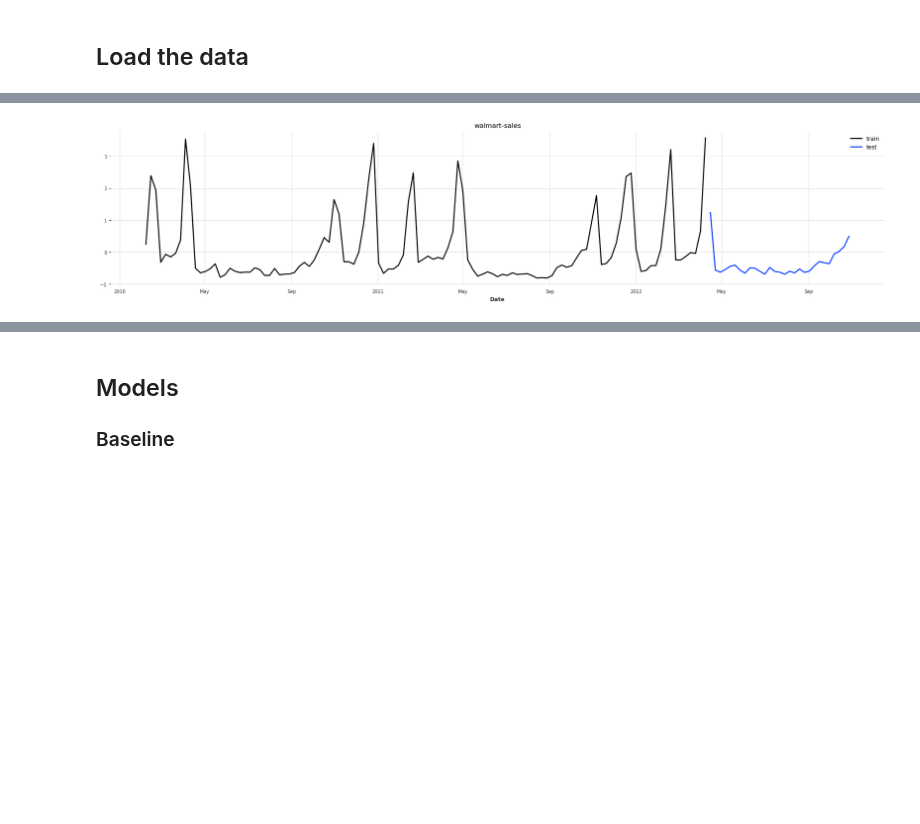
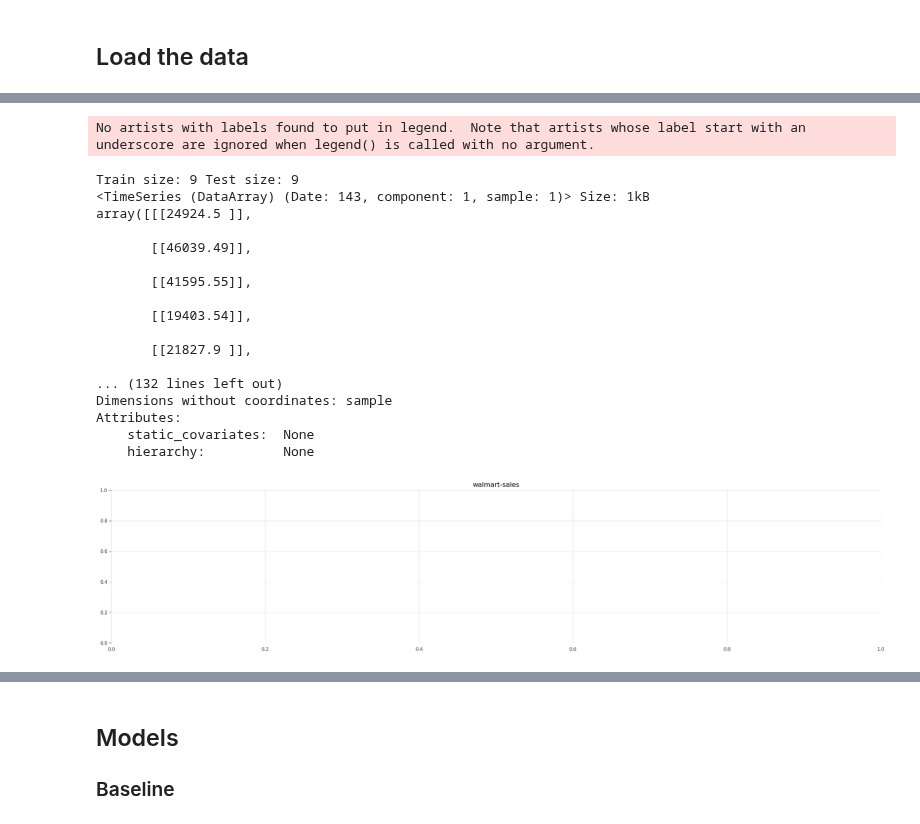
Before and after one commit to kosmydel/stock-timeseries-prediction, a Jupyter notebook: walmart-sales.ipynb, the cells around one changed output, grey strips where cells are left out. Saved outputs shown, nothing was run; the diff lists cells and outputs as text; code cells hidden in the pictures; blank space fills up the shorter version.

Commit message:
draft: multiple stores and departaments

```diff
--- a/walmart-sales.ipynb
+++ b/walmart-sales.ipynb
@@ -54,23 +58,56 @@ df.head()
 # %%
-df_target = df["Weekly_Sales"]
-df_features = df.drop("Weekly_Sales", axis=1)
+def get_timeseries_from_dataframe(df_):
+    df_target = df_["Weekly_Sales"]
+    df_past = df_[
+        ["Temperature", "Fuel_Price", "CPI", "Unemployment"]
+    ]
 
-df_future = df_features.pop("IsHoliday")
-df_past = df_features
+    df_future = df_["IsHoliday"]
 
-target = TimeSeries.from_series(df_target, freq="W", fill_missing_dates=True)
-past_covariates = TimeSeries.from_dataframe(df_past, freq="W", fill_missing_dates=True)
-future_covariates = TimeSeries.from_series(df_future, freq="W", fill_missing_dates=True)
+    target = TimeSeries.from_series(df_target, freq="W", fill_missing_dates=True)
+    past_covariates = TimeSeries.from_dataframe(df_past, freq="W", fill_missing_dates=True)
+    future_covariates = TimeSeries.from_series(df_future, freq="W", fill_missing_dates=True)
+
+    return target, past_covariates, future_covariates
+
+target, past_covariates, future_covariates = [], [], []
+
+for i in range(1, 10):
+    df2 = get_dataframe_for_store_id(i)
+    target_, past_covariates_, future_covariates_ = get_timeseries_from_dataframe(df2)
+    target.append(target_)
+    past_covariates.append(past_covariates_)
+    future_covariates.append(future_covariates_)
+
+
 
 dataset = Dataset(
     target,
     "walmart-sales",
     past_covariates=past_covariates,
     future_covariates=future_covariates,
 )
 dataset.plot_train_test()
 
-print(dataset.train.time_index[-1])
-print(dataset.test.time_index[0])
+# print(dataset.train.time_index[-1])
+# print(dataset.test.time_index[0])
 # %% [output]
+No artists with labels found to put in legend.  Note that artists whose label start with an underscore are ignored when legend() is called with no argument.
+Train size: 9 Test size: 9
+<TimeSeries (DataArray) (Date: 143, component: 1, sample: 1)> Size: 1kB
+array([[[24924.5 ]],
+
+       [[46039.49]],
+
+       [[41595.55]],
+
+       [[19403.54]],
+
+       [[21827.9 ]],
+
+... (132 lines left out)
+Dimensions without coordinates: sample
+Attributes:
+    static_covariates:  None
+    hierarchy:          None
-[figure, old version]
+[figure, new version]
```
Also changed, not shown: parts of 6 cells of this notebook, 5 other files.
